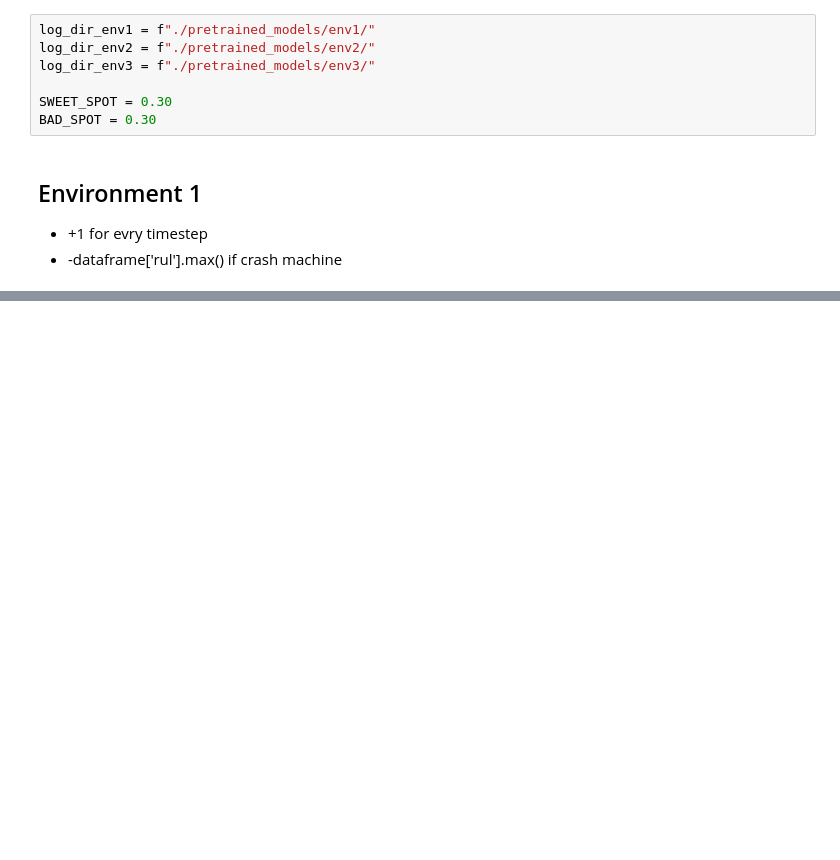
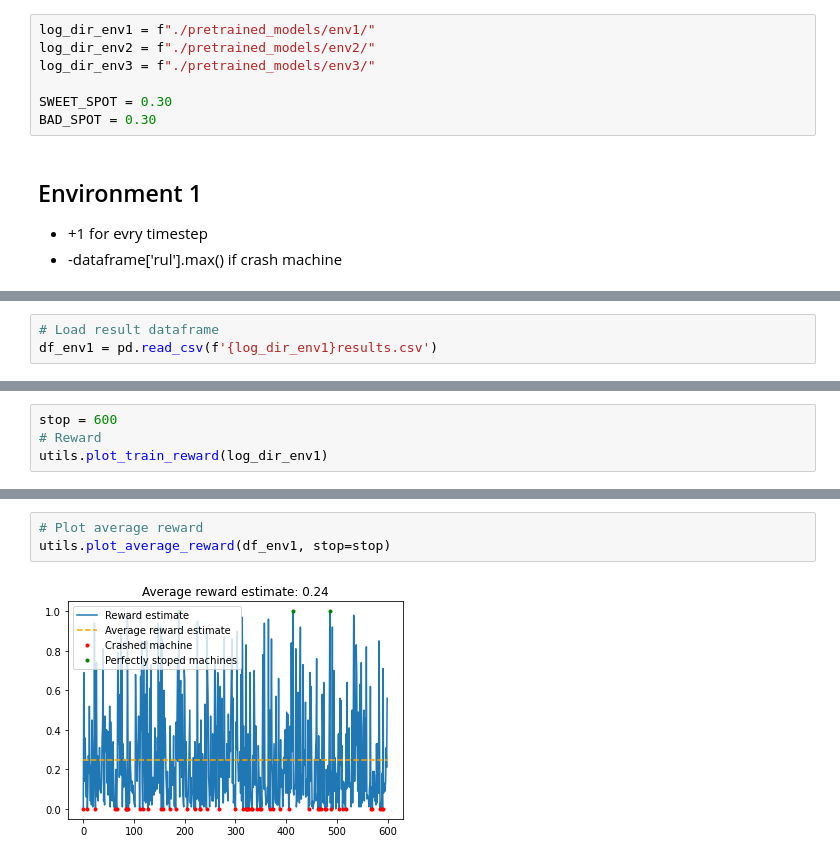
Before and after one commit to olestole/Turbine-RUL-RL, a Jupyter notebook: plot_results.ipynb, the cells around one changed output, grey strips where cells are left out. Cells and saved outputs as stored; diff of their text form; blank space fills up the shorter version.

Commit message:
:feat: add discussion to plots

```diff
--- a/plot_results.ipynb
+++ b/plot_results.ipynb
@@ -228,0 +15,3 @@ Number of episodes stopping within the 0.3% of the episodes max RUL:  435
+# %%
+# Load result dataframe
+df_env1 = pd.read_csv(f'{log_dir_env1}results.csv')
@@ -228,0 +29,4 @@ Number of episodes stopping within the 0.3% of the episodes max RUL:  435
+# %%
+stop = 600
+# Reward
+utils.plot_train_reward(log_dir_env1)
@@ -228,0 +50,5 @@ Number of episodes stopping within the 0.3% of the episodes max RUL:  435
+# %%
+# Plot average reward
+utils.plot_average_reward(df_env1, stop=stop)
+# %% [output]
+[figure, added]
```
Also changed, not shown: parts of 63 cells of this notebook, 1 other file.
